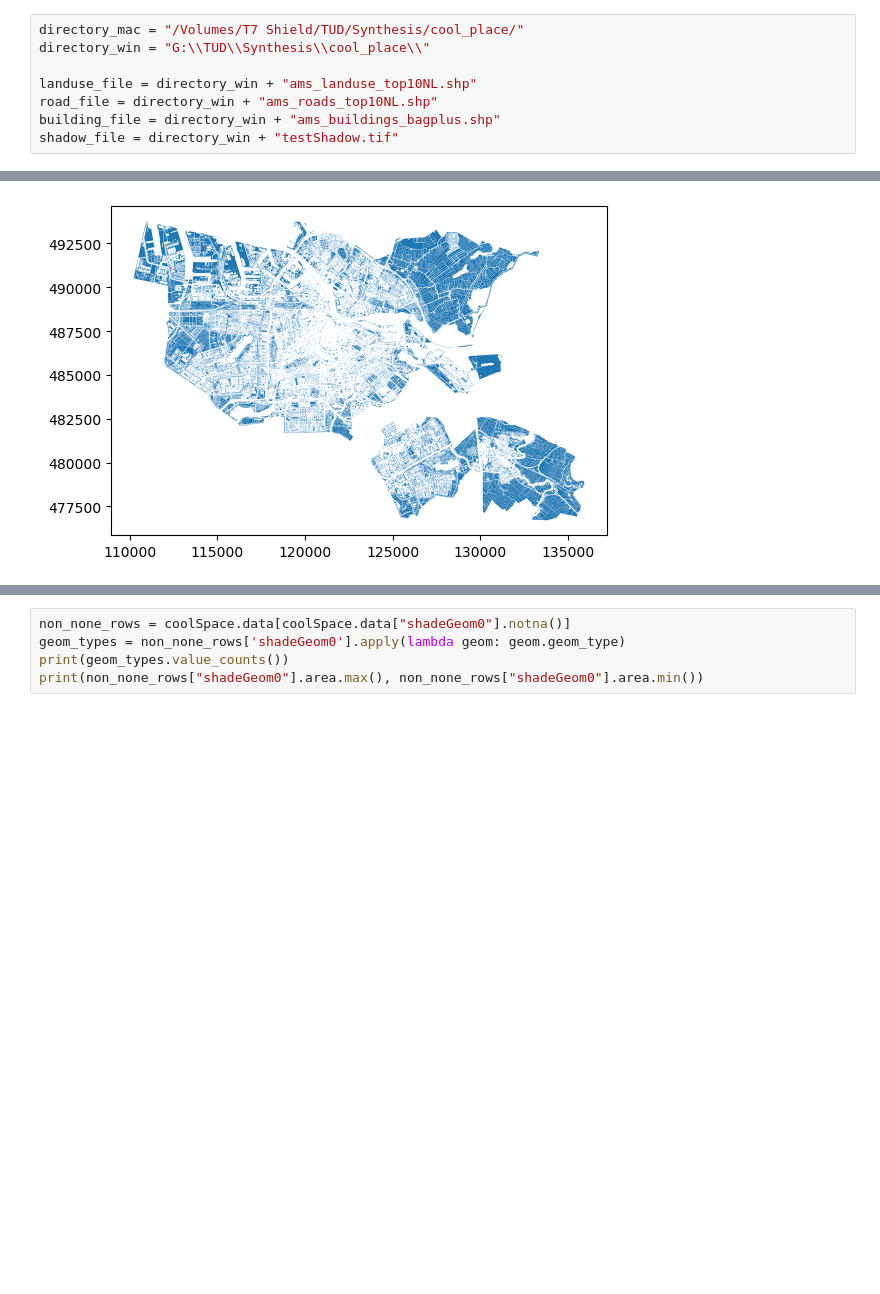
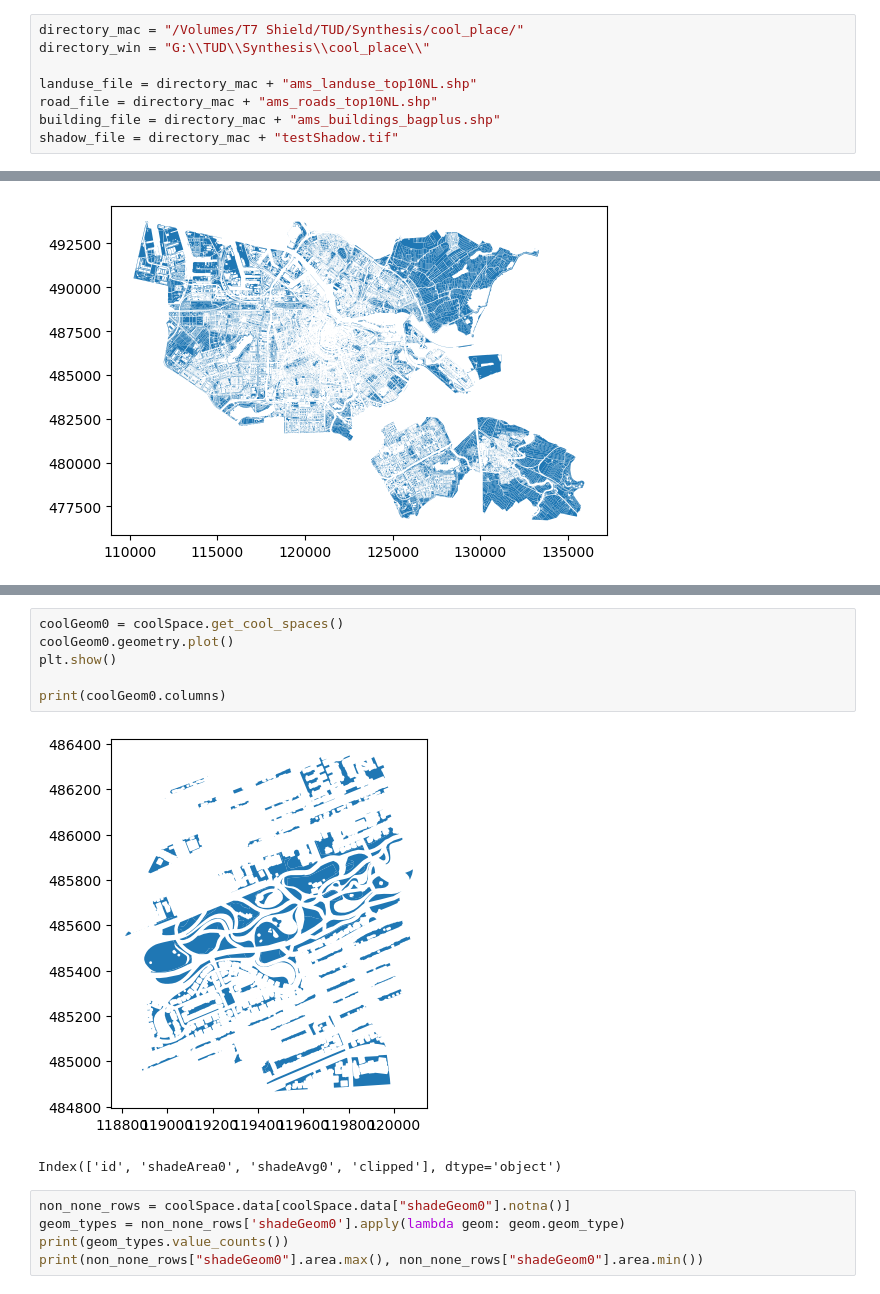
Before and after one commit to jsscmnhn/shady_amsterdam, a Jupyter notebook: cool_place/test.ipynb, the cells around one changed output, grey strips where cells are left out. Drawn from its saved outputs; the diff is of its cells as text; blank space fills up the shorter version.

```diff
--- a/cool_place/test.ipynb
+++ b/cool_place/test.ipynb
@@ -10,10 +10,10 @@ import matplotlib.pyplot as plt
 directory_mac = "/Volumes/T7 Shield/TUD/Synthesis/cool_place/"
 directory_win = "G:\\TUD\\Synthesis\\cool_place\\"
 
-landuse_file = directory_win + "ams_landuse_top10NL.shp"
-road_file = directory_win + "ams_roads_top10NL.shp"
-building_file = directory_win + "ams_buildings_bagplus.shp"
-shadow_file = directory_win + "testShadow.tif"
+landuse_file = directory_mac + "ams_landuse_top10NL.shp"
+road_file = directory_mac + "ams_roads_top10NL.shp"
+building_file = directory_mac + "ams_buildings_bagplus.shp"
+shadow_file = directory_mac + "testShadow.tif"
 # %%
 road = Road(gpd.read_file(road_file))
 # %%
@@ -73,3 +78,12 @@ Geometry 27868 is None, skipping.
+# %%
+coolGeom0 = coolSpace.get_cool_spaces()
+coolGeom0.geometry.plot()
+plt.show()
+
+print(coolGeom0.columns)
+# %% [output]
+[figure, added]
+Index(['id', 'shadeArea0', 'shadeAvg0', 'clipped'], dtype='object')
 # %%
 non_none_rows = coolSpace.data[coolSpace.data["shadeGeom0"].notna()]
 geom_types = non_none_rows['shadeGeom0'].apply(lambda geom: geom.geom_type)
```
Also changed, not shown: parts of 7 cells of this notebook.
